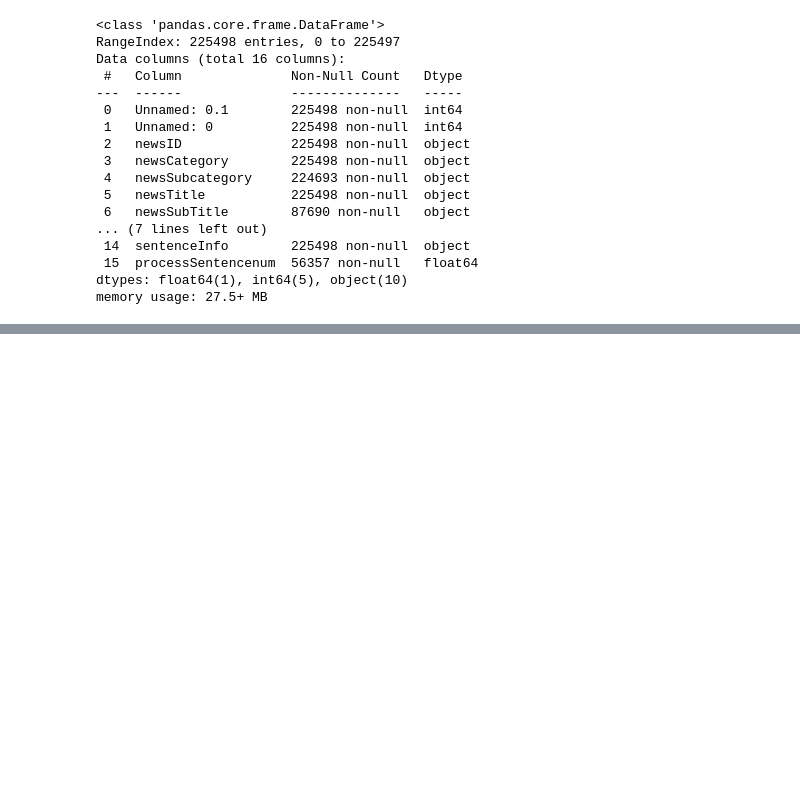
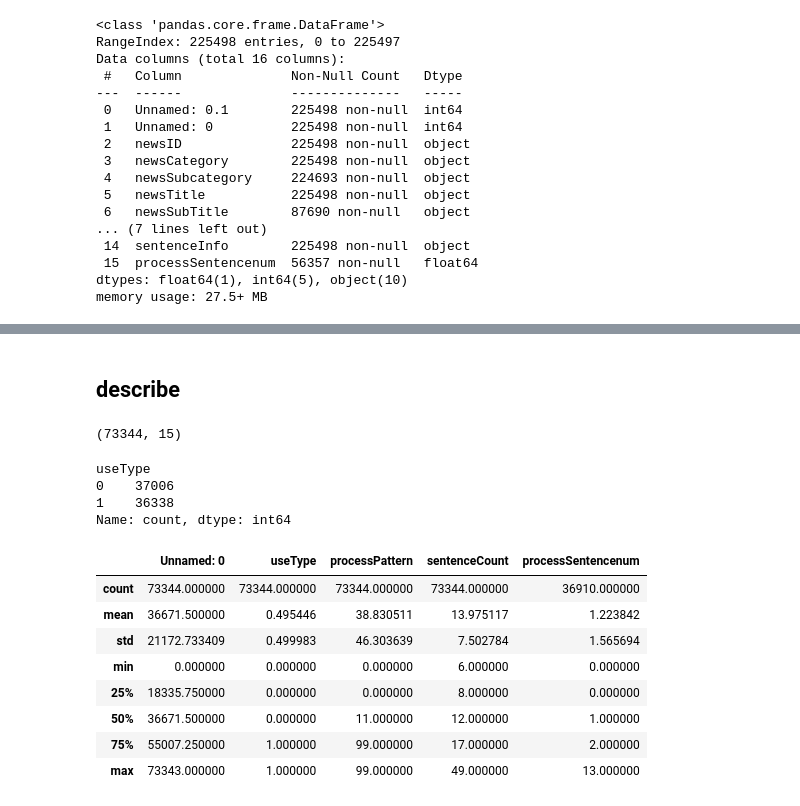
Before and after one commit to rriakang/Insightflow, a Jupyter notebook: preprocessing.ipynb, the cells around one changed output, grey strips where cells are left out. Saved outputs shown, nothing was run; the diff lists cells and outputs as text; code cells hidden in the pictures; blank space fills up the shorter version.

```diff
--- a/preprocessing.ipynb
+++ b/preprocessing.ipynb
@@ -331,0 +345,25 @@ train_data.describe(include='object')
+# %% [markdown]
+## describe
+# %%
+validation.shape
+# %% [output]
+(73344, 15)
+# %%
+validation['useType'].value_counts()
+# %% [output]
+useType
+0    37006
+1    36338
+Name: count, dtype: int64
+# %%
+validation.describe()
+# %% [output]
+|  | Unnamed: 0 | useType | processPattern | sentenceCount | processSentencenum |
+| count | 73344.000000 | 73344.000000 | 73344.000000 | 73344.000000 | 36910.000000 |
+| mean | 36671.500000 | 0.495446 | 38.830511 | 13.975117 | 1.223842 |
+| std | 21172.733409 | 0.499983 | 46.303639 | 7.502784 | 1.565694 |
+| min | 0.000000 | 0.000000 | 0.000000 | 6.000000 | 0.000000 |
+| 25% | 18335.750000 | 0.000000 | 0.000000 | 8.000000 | 0.000000 |
+| 50% | 36671.500000 | 0.000000 | 11.000000 | 12.000000 | 1.000000 |
+| 75% | 55007.250000 | 1.000000 | 99.000000 | 17.000000 | 2.000000 |
+| max | 73343.000000 | 1.000000 | 99.000000 | 49.000000 | 13.000000 |
```
Also changed, not shown: parts of 28 cells of this notebook.
